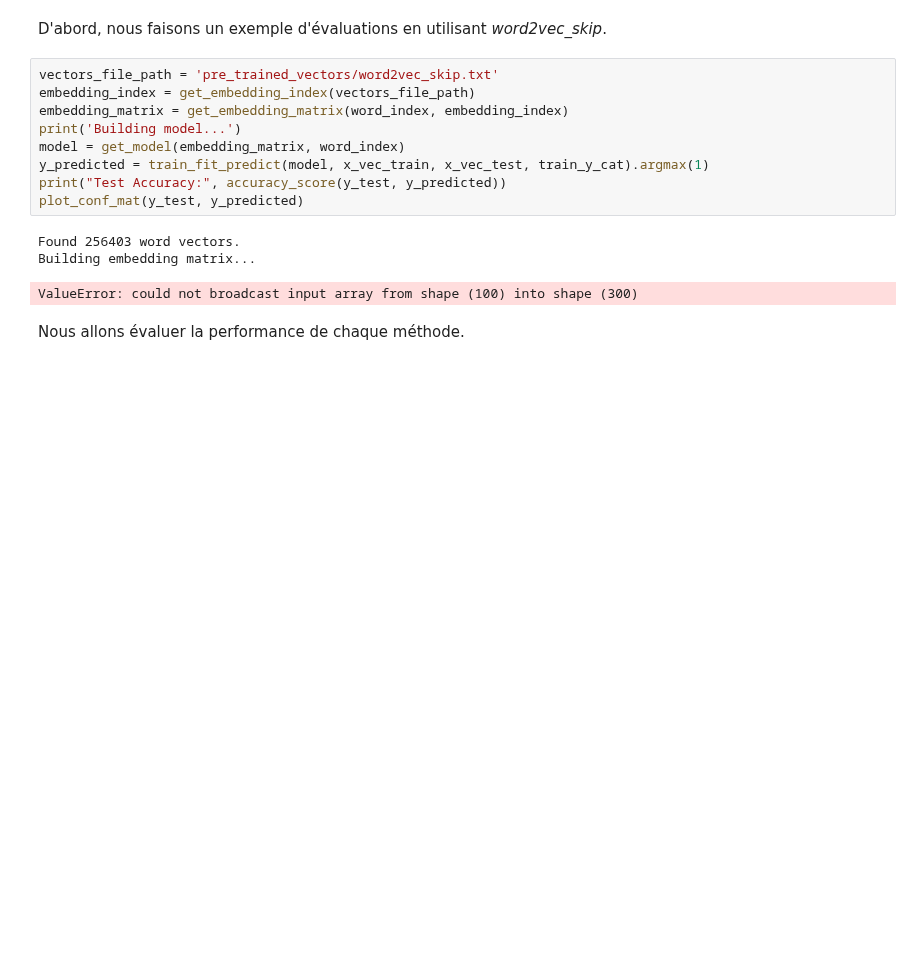
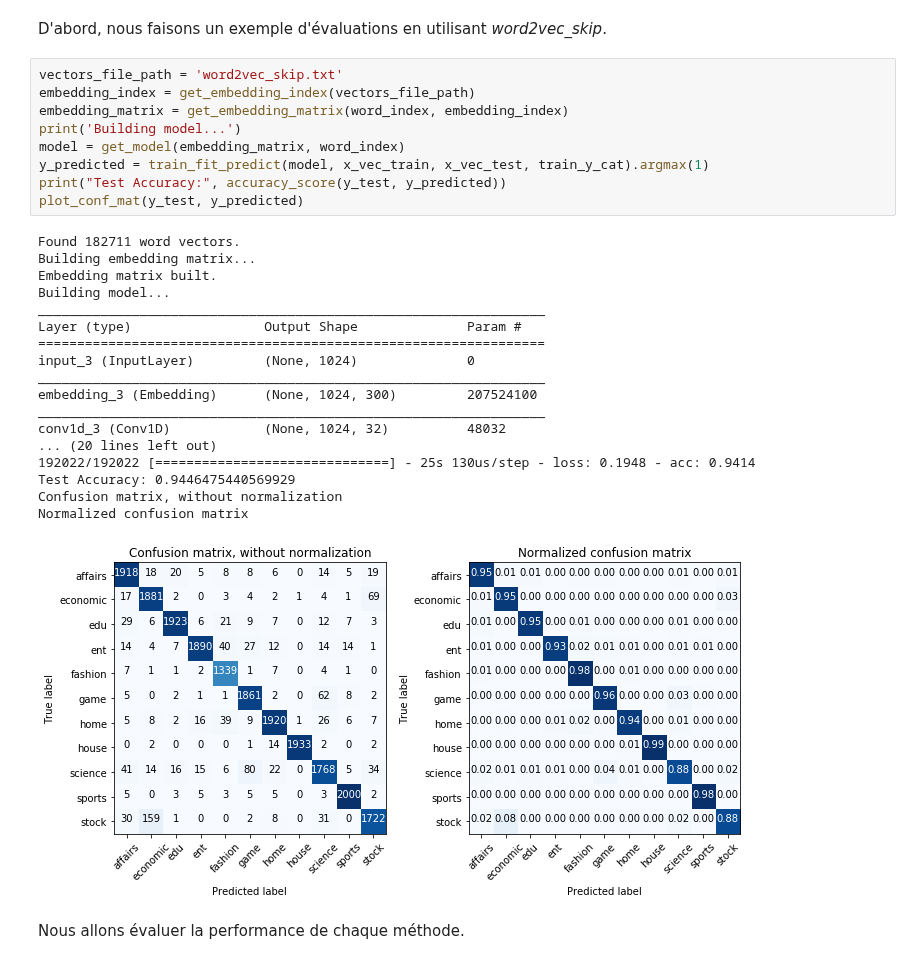
Before and after one commit to Lamela/WordEmbedding, a Jupyter notebook: Text Classification Pipeline.ipynb, the cells around one changed output. Cells and saved outputs as stored; diff of their text form; blank space fills up the shorter version.

```diff
--- a/Text Classification Pipeline.ipynb
+++ b/Text Classification Pipeline.ipynb
@@ -182,18 +182,33 @@ Number of training examples: 21336
 # %% [markdown]
 D'abord, nous faisons un exemple d'évaluations en utilisant *word2vec_skip*.
 # %%
-vectors_file_path = 'pre_trained_vectors/word2vec_skip.txt'
+vectors_file_path = 'word2vec_skip.txt'
 embedding_index = get_embedding_index(vectors_file_path)
 embedding_matrix = get_embedding_matrix(word_index, embedding_index)
 print('Building model...')
 model = get_model(embedding_matrix, word_index)
 y_predicted = train_fit_predict(model, x_vec_train, x_vec_test, train_y_cat).argmax(1)
 print("Test Accuracy:", accuracy_score(y_test, y_predicted))
 plot_conf_mat(y_test, y_predicted)
 # %% [output]
-Found 256403 word vectors.
+Found 182711 word vectors.
 Building embedding matrix...
+Embedding matrix built.
+Building model...
+_________________________________________________________________
+Layer (type)                 Output Shape              Param #
+=================================================================
+input_3 (InputLayer)         (None, 1024)              0
+_________________________________________________________________
+embedding_3 (Embedding)      (None, 1024, 300)         207524100
+_________________________________________________________________
+conv1d_3 (Conv1D)            (None, 1024, 32)          48032
+... (20 lines left out)
+192022/192022 [==============================] - 25s 130us/step - loss: 0.1948 - acc: 0.9414
+Test Accuracy: 0.9446475440569929
+Confusion matrix, without normalization
+Normalized confusion matrix
-ValueError: could not broadcast input array from shape (100) into shape (300)
+[figure, added]
 # %% [markdown]
 Nous allons évaluer la performance de chaque méthode.
 # %%
```
Also changed, not shown: parts of 2 cells of this notebook, 2 other files.
